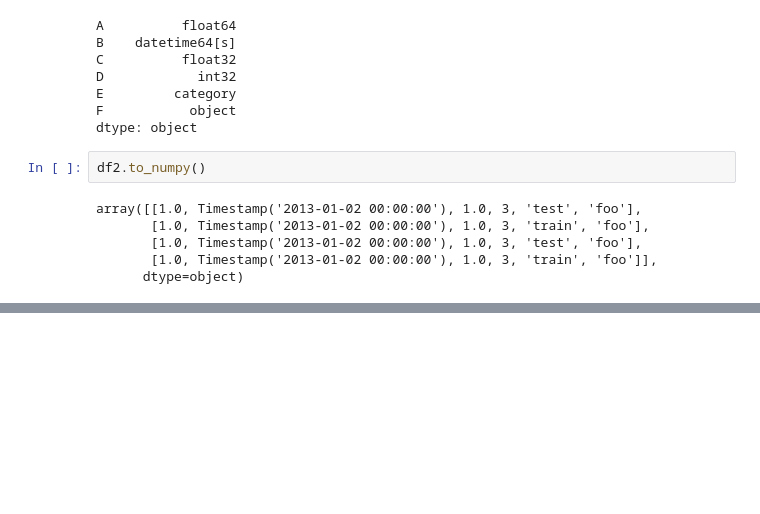
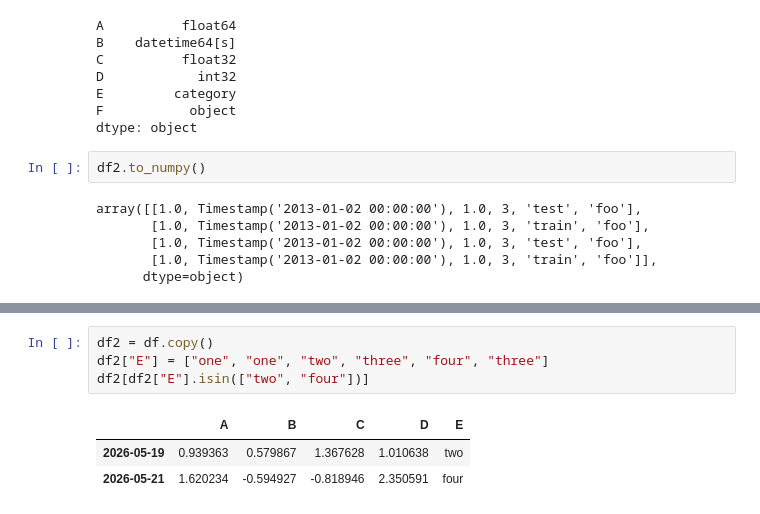
Before and after one commit to phy6geniuxGH/kaggle_notebooks, a Jupyter notebook: pandas-learning.ipynb, the cells around one changed output, grey strips where cells are left out. Saved outputs shown, nothing was run; the diff lists cells and outputs as text; blank space fills up the shorter version.

```diff
--- a/pandas-learning.ipynb
+++ b/pandas-learning.ipynb
@@ -275,0 +279,8 @@ df[df > 0]
+# %%
+df2 = df.copy()
+df2["E"] = ["one", "one", "two", "three", "four", "three"]
+df2[df2["E"].isin(["two", "four"])]
+# %% [output]
+|  | A | B | C | D | E |
+| 2026-05-19 | 0.939363 | 0.579867 | 1.367628 | 1.010638 | two |
+| 2026-05-21 | 1.620234 | -0.594927 | -0.818946 | 2.350591 | four |
```
Also changed, not shown: parts of 21 cells of this notebook.
